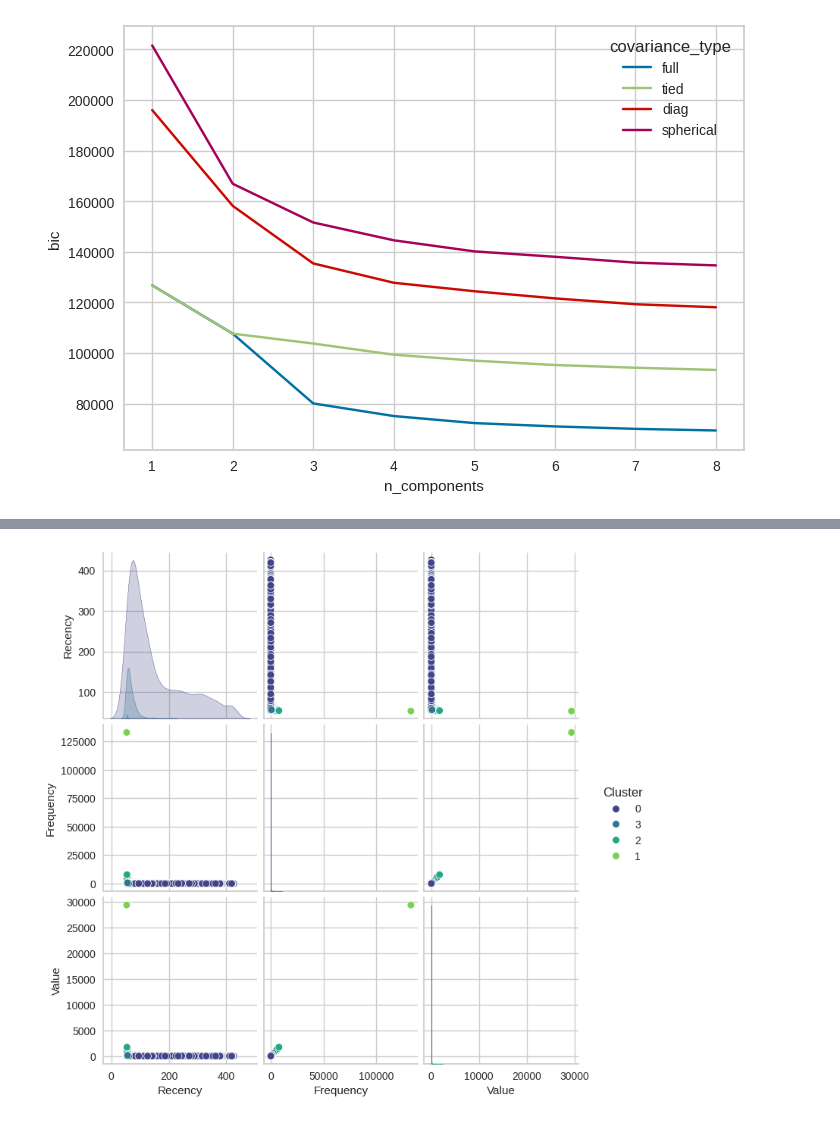
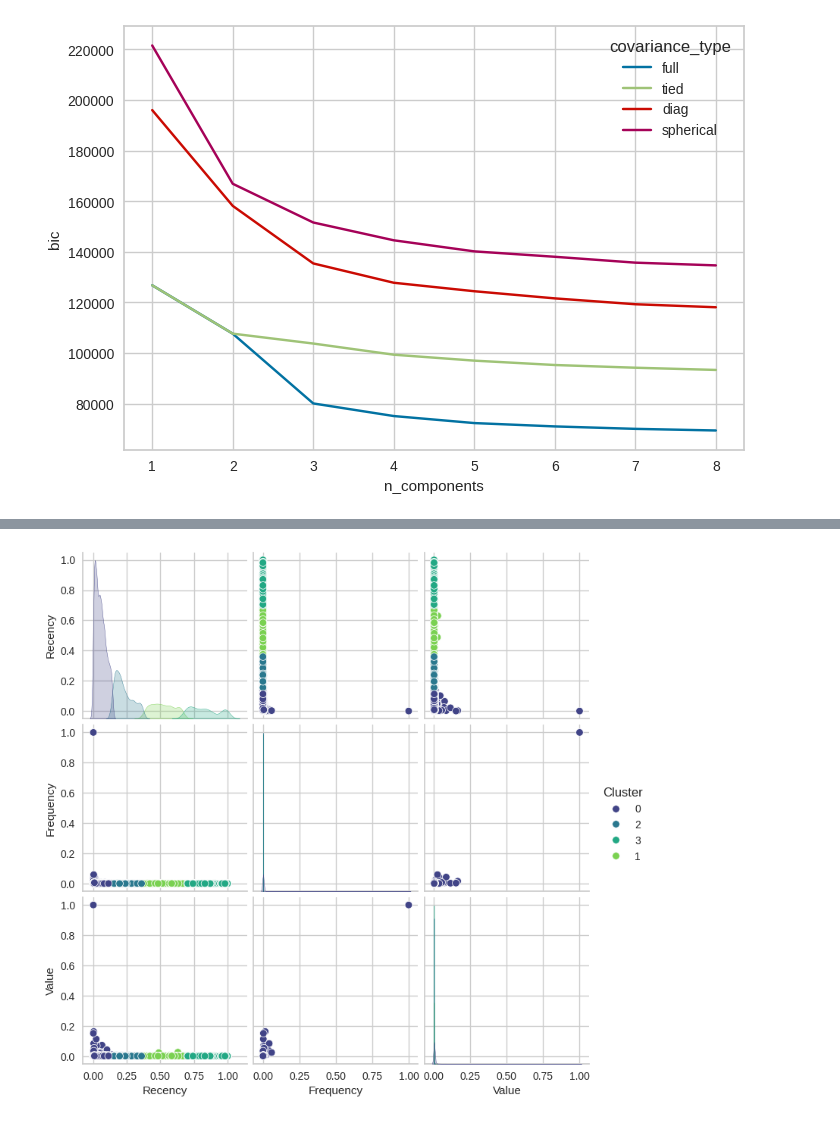
Before and after one commit to PabloLBandeira/biblioteca-Pandas, a Jupyter notebook: Desafio_07_Pablo.ipynb, the cells around one changed output, grey strips where cells are left out. Saved outputs shown, nothing was run; the diff lists cells and outputs as text; code cells hidden in the pictures.

```diff
--- a/Desafio_07_Pablo.ipynb
+++ b/Desafio_07_Pablo.ipynb
@@ -283 +282,7 @@ print(rfv_df.head())
+# %%
+#normalização dos dados no rfv_df
+scaler_min_max = MinMaxScaler()
+colunas_para_normalizar = ['Recency', 'Frequency', 'Value']
+rfv_df_normalized = rfv_df.copy()
+rfv_df_normalized[colunas_para_normalizar] = scaler_min_max.fit_transform(rfv_df[colunas_para_normalizar])
 # %%
@@ -297,7 +300,7 @@ rfv_df = rfv_df.drop('CustomerID', axis=1)
 plt.figure()
 
 kelbow_visualizer = KElbowVisualizer(KMeans(), k=10, timings=False)
-kelbow_visualizer.fit(rfv_df)
+kelbow_visualizer.fit(rfv_df_normalized)
 kelbow_visualizer.show()
 plt.show()
 # %% [output]
@@ -348,5 +375,5 @@ rfv_df.head()
 # %%
 kmeans = KMeans(4)
-kmeans_labels = kmeans.fit_predict(rfv_df)
+kmeans_labels = kmeans.fit_predict(rfv_df_normalized)
 px.scatter_3d(rfv_df, x='Recency', y='Frequency', z='Value', color=kmeans_labels.astype(str), template='plotly_dark')
 # %% [output]
@@ -360,7 +388,7 @@ Utilizando o método Kmeans não foi possível notar uma separação entre os cl
 plt.figure()
 
 kelbow_visualizer = KElbowVisualizer(AgglomerativeClustering(), k=10, timings=False)
-kelbow_visualizer.fit(rfv_df)
+kelbow_visualizer.fit(rfv_df_normalized)
 kelbow_visualizer.show()
 plt.show()
 # %% [output]
@@ -439,16 +467,16 @@ px.scatter_3d(rfv_df, x='Recency', y='Frequency', z='Value', color=mclust_labels
 [interactive output not drawn]
 # %%
 # Copiar o dataframe e adicionar a coluna com os clusters
-df_rfv_with_labels = rfv_df.copy()
+df_rfv_with_labels = rfv_df_normalized.copy()
 df_rfv_with_labels['Cluster'] = kmeans_labels.astype(str)  # Adiciona as labels como uma nova coluna
 
 # Plota o pairplot
 sns.pairplot(df_rfv_with_labels, hue='Cluster', palette='viridis')
 
 # Exibe o plot
 plt.show()
 # %% [output]
-[figure, old version]
+[figure, new version]
 # %%
 # Contar a quantidade de registros em cada cluster
 cluster_counts = df_rfv_with_labels['Cluster'].value_counts()
```
Also changed, not shown: parts of 27 cells of this notebook.
